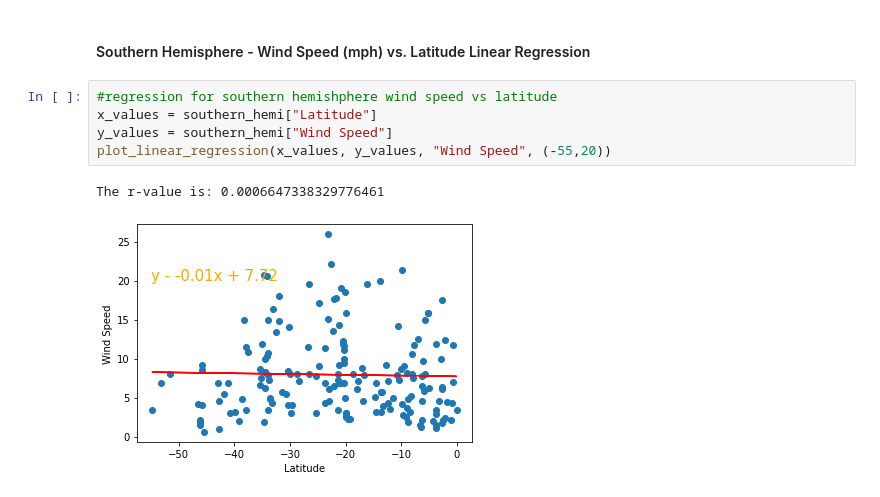
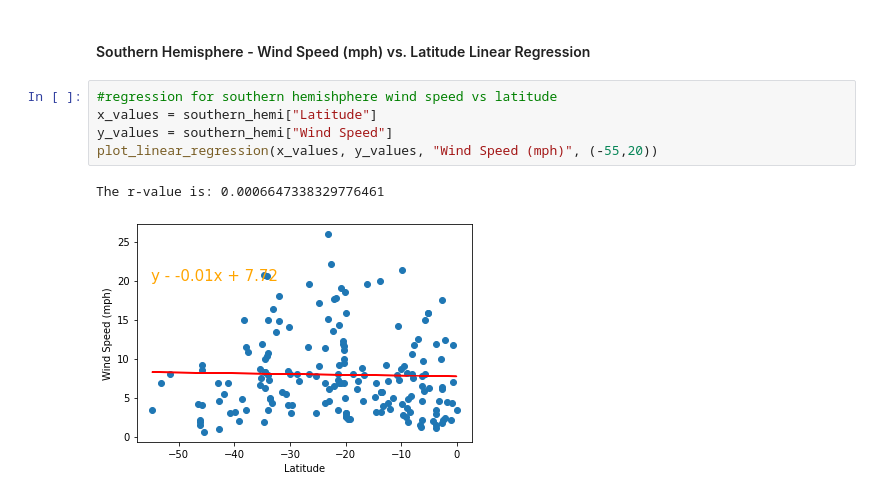
Before and after one commit to ImmaDadTho/python-api-challenge, a Jupyter notebook: WeatherPyChallenge/WeatherPy.ipynb, the cells around one changed output. Drawn from its saved outputs; the diff is of its cells as text.

```diff
--- a/WeatherPyChallenge/WeatherPy.ipynb
+++ b/WeatherPyChallenge/WeatherPy.ipynb
@@ -378,8 +359,8 @@ The r-value is: 0.006531010609965525
 # %%
 #regression for southern hemishphere wind speed vs latitude
 x_values = southern_hemi["Latitude"]
 y_values = southern_hemi["Wind Speed"]
-plot_linear_regression(x_values, y_values, "Wind Speed", (-55,20))
+plot_linear_regression(x_values, y_values, "Wind Speed (mph)", (-55,20))
 # %% [output]
 The r-value is: 0.0006647338329776461
-[figure, old version]
+[figure, new version]
```
Also changed, not shown: parts of 17 cells of this notebook, 5 other files.
